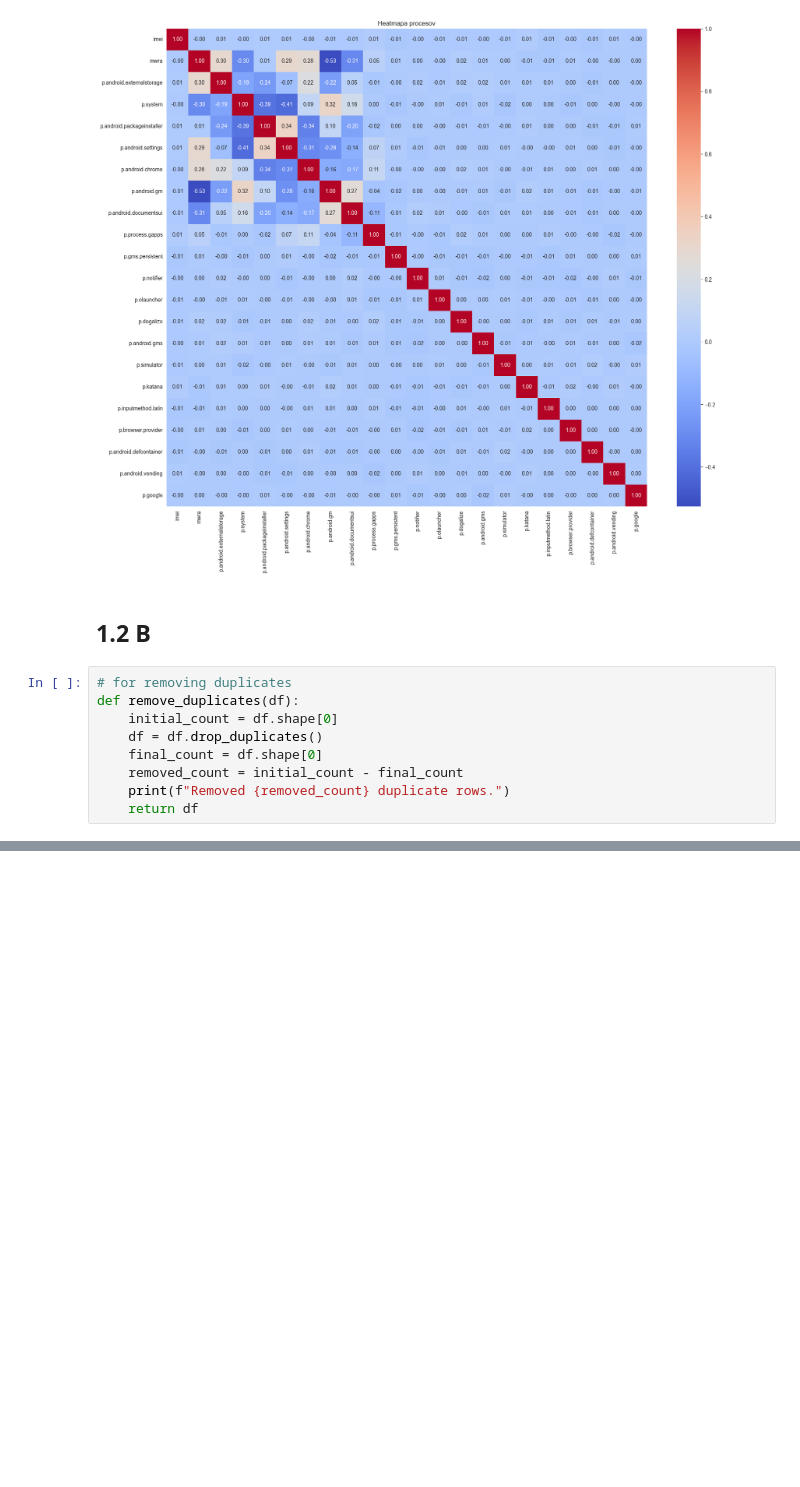
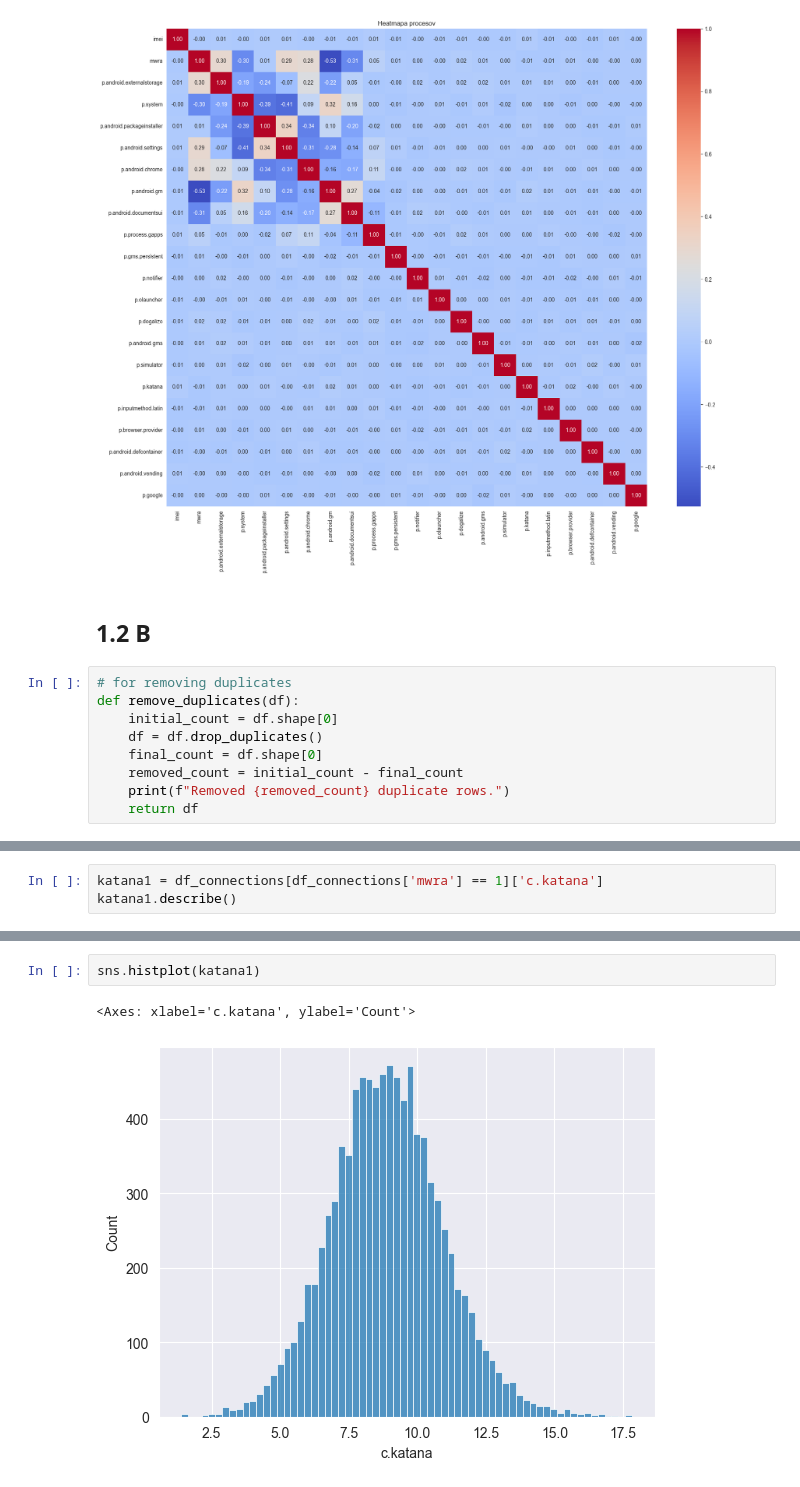
Before and after one commit to xtancos/IAU_project, a Jupyter notebook: EDA_1_1.ipynb, the cells around one changed output, grey strips where cells are left out. Cells and saved outputs as stored; diff of their text form; blank space fills up the shorter version.

```diff
--- a/EDA_1_1.ipynb
+++ b/EDA_1_1.ipynb
@@ -398,0 +565,3 @@ def remove_duplicates(df):
+# %%
+katana1 = df_connections[df_connections['mwra'] == 1]['c.katana']
+katana1.describe()
@@ -398,0 +578,5 @@ def remove_duplicates(df):
+# %%
+sns.histplot(katana1)
+# %% [output]
+<Axes: xlabel='c.katana', ylabel='Count'>
+[figure, added]
```
Also changed, not shown: parts of 20 cells of this notebook.
